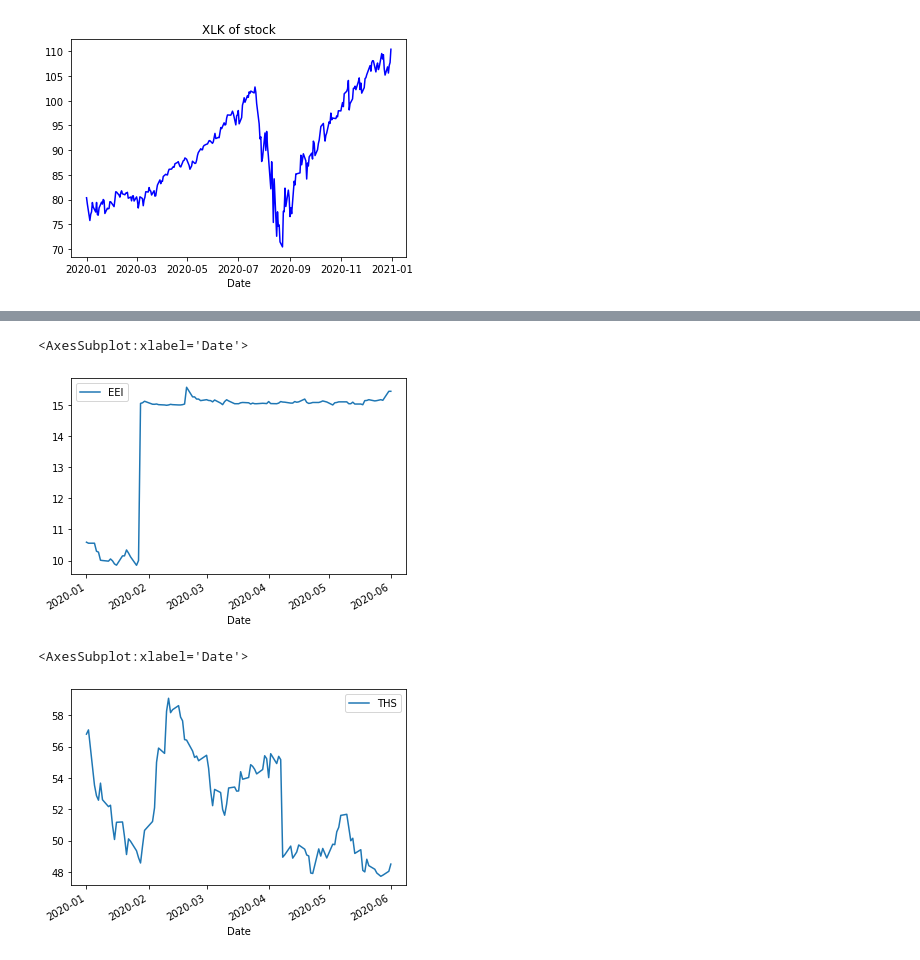
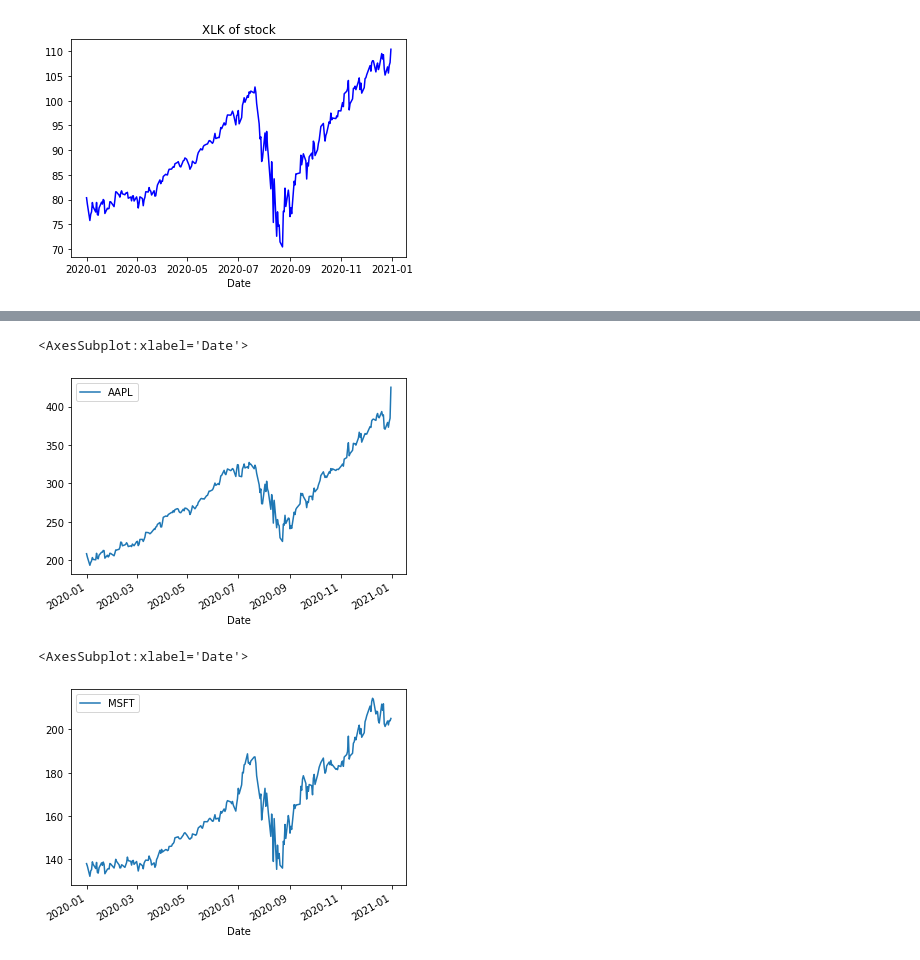
Before and after one commit to Dinorobie/stocks-covid, a Jupyter notebook: stock_+.ipynb, the cells around one changed output, grey strips where cells are left out. Drawn from its saved outputs; the diff is of its cells as text; code cells hidden in the pictures.

Commit message:
10 companies graph

```diff
--- a/stock_+.ipynb
+++ b/stock_+.ipynb
@@ -257,10 +257,10 @@ for tech in technology_index:
     response_json = response.json()
 
     #Printing the URL
-    print (f'Processing {tech} with code {response.statuscode}')
+    print (f'Processing {tech} with code {response.status_code}')
 
     #Setting the dates ranges
-    while start_dte <= end_date:
+    while start_date <= end_date:
 
 
         string_date = start_date.strftime("%Y-%m-%d")
@@ -327,0 +315,3 @@ new_df
+# %%
+new_df = tech_value_df.loc[(tech_value_df["AAPL"]!=0)&(tech_value_df["MSFT"]!=0)&(tech_value_df["V"]!=0)&(tech_value_df["MA"]!=0)&(tech_value_df["NVDA"]!=0)&(tech_value_df["PYPL"]!=0)&(tech_value_df["ADBE"]!=0)&(tech_value_df["INTC"]!=0)&(tech_value_df["CSCO"]!=0)&(tech_value_df["CRM"]!=0)]
+new_df
@@ -328,10 +332,10 @@ new_df
 # %%
-new_df.plot.line(x = "Date", y = "EEI")
+new_df.plot.line(x = "Date", y = "AAPL")
 # %% [output]
 <AxesSubplot:xlabel='Date'>
-[figure, old version]
+[figure, new version]
 # %%
-new_df.plot.line(x = "Date", y = "THS")
+new_df.plot.line(x = "Date", y = "MSFT")
 # %% [output]
 <AxesSubplot:xlabel='Date'>
-[figure, old version]
+[figure, new version]
```
Also changed, not shown: parts of 7 cells of this notebook, 1 other file.
